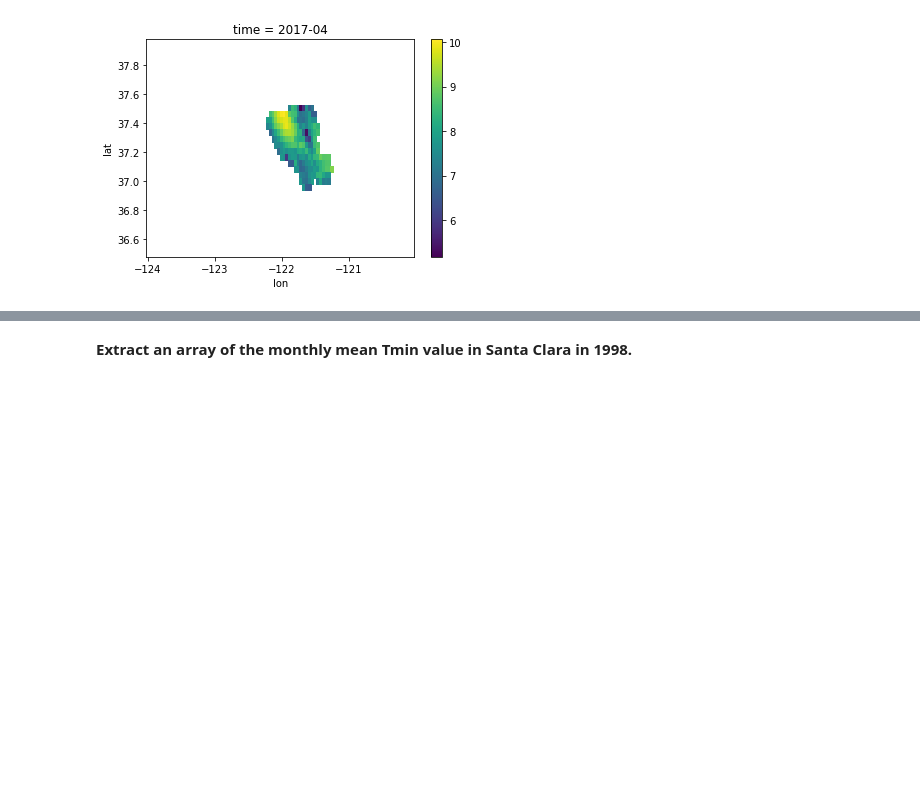
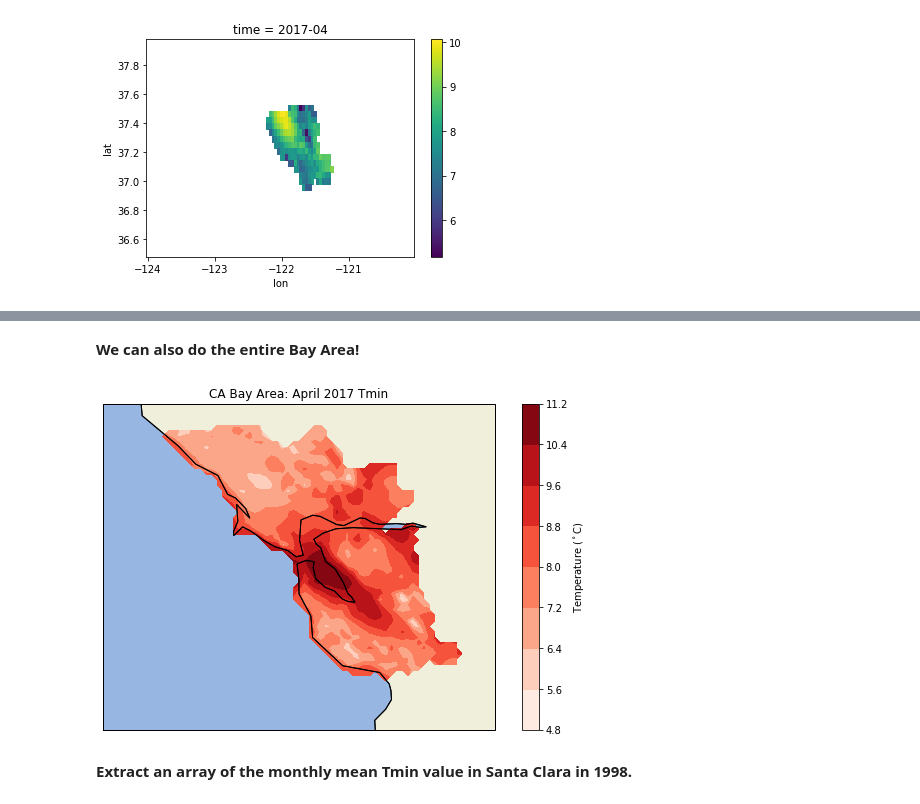
Before and after one commit to christopher-reed/CA-High-Value-Crops, a Jupyter notebook: PRISM_Weather_Data.ipynb, the cells around one changed output, grey strips where cells are left out. Cells and saved outputs as stored; diff of their text form; code cells hidden in the pictures; blank space fills up the shorter version.

```diff
--- a/PRISM_Weather_Data.ipynb
+++ b/PRISM_Weather_Data.ipynb
@@ -891,3 +1105,60 @@ ds['counties'] = rasterize(county_shapes, ds.coords, longitude='lon', latitude='
+# %% [markdown]
+**We can also do the entire Bay Area!**
+# %%
+#Next two cells are bay area example
+
+#Counties of interest
+counties_list = ['San Mateo', 'Santa Cruz', 'Santa Clara', 'Alameda', 'Contra Costa',
+                 'Solano', 'Napa', 'Sonoma', 'Marin', 'San Francisco']
+
+#Creat array for Tmin values during specified date
+array = (ds.tmin.sel(time = '2017-04')
+ .where(ds.counties.isin(county_fips)))
+
+#Lat and lon data
+longitude = array.coords['lon'].values
+latitude = array.coords['lat'].values
+
+#Go from xarray to np array
+array_values = array.values
+# %%
+#Create figure
+fig, ax = plt.subplots( nrows=1, ncols=1, \
+                       subplot_kw={'projection': ccrs.PlateCarree()}, \
+                       figsize=(10,6) )
+
+#Add data
+im = ax.contourf(longitude, latitude, array_values, cmap = 'Reds', center = 0)
+
+#Feature addition
+ax.add_feature(cfeature.LAND.with_scale('50m'))
+ax.add_feature(cfeature.OCEAN.with_scale('50m'))
+ax.add_feature(cfeature.LAKES.with_scale('50m'))
+ax.add_feature(cfeature.STATES.with_scale('50m'), edgecolor = 'black')
+ax.add_feature(cfeature.BORDERS)
+ax.coastlines('50m')
+
+# #Add only CA counties
+# for county in reader.records():
+#   if county.attributes['STATEFP'] == '06':
+#     ax.add_geometries([county.geometry], ccrs.PlateCarree(), edgecolor = 'black', facecolor = 'none')
+
+#   else:
+#     continue
+
+#Adjust extent of map
+ax.set_extent([-124, -121, 39, 36.5])
+
+#Color bar
+cbar = plt.colorbar(im)
+
+#Labels
+ax.set_title('CA Bay Area: April 2017 Tmin')
+cbar.ax.set_ylabel('Temperature ($^\circ$C)')
+
+plt.show()
+# %% [output]
+[figure, added]
 # %% [markdown]
 **Extract an array of the monthly mean Tmin value in Santa Clara in 1998.**
 # %%
```
Also changed, not shown: parts of 38 cells of this notebook.
